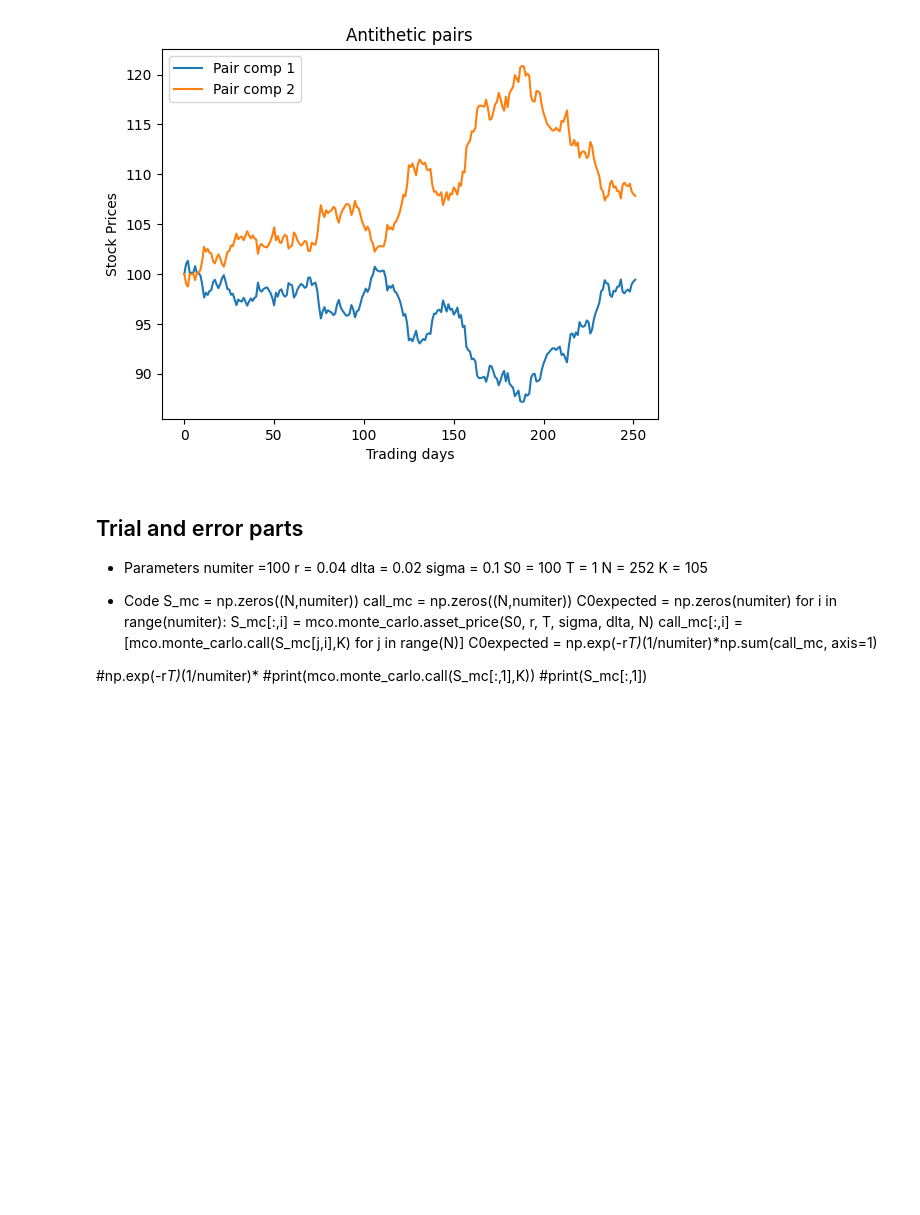
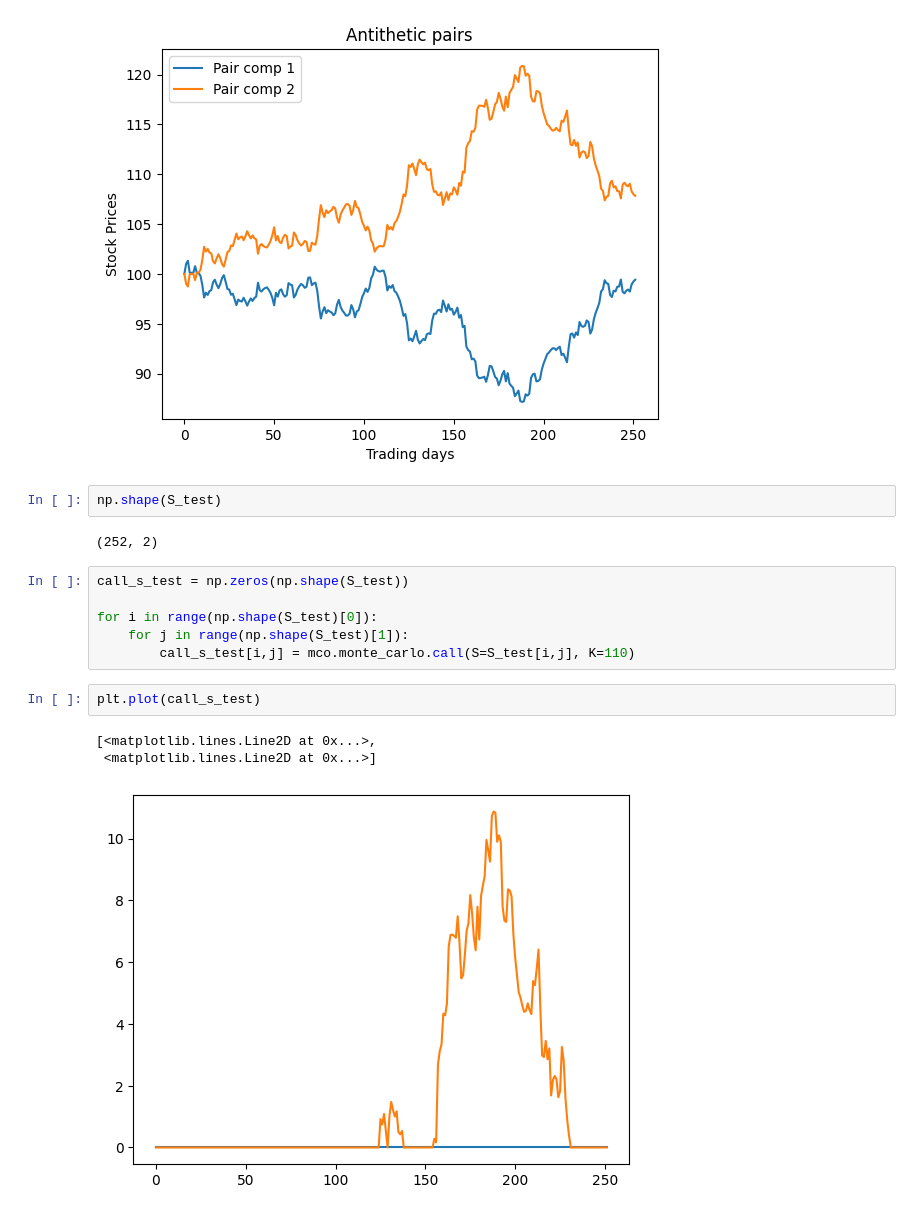
Before and after one commit to aruneshroy91/Implimenting_Derivative_Models_Python, a Jupyter notebook: Monte_carlo_option_pricing.ipynb, the cells around one changed output. Drawn from its saved outputs; the diff is of its cells as text; blank space fills up the shorter version.

```diff
--- a/Monte_carlo_option_pricing.ipynb
+++ b/Monte_carlo_option_pricing.ipynb
@@ -34,28 +36,19 @@ plt.legend(['Pair comp 1','Pair comp 2'])
 plt.show()
 # %% [output]
 [figure]
-# %% [markdown]
-## Trial and error parts
-* Parameters
-numiter =100
-r = 0.04
-dlta = 0.02
-sigma = 0.1
-S0 = 100
-T = 1
-N = 252
-K = 105
-
-* Code
-S_mc = np.zeros((N,numiter))
-call_mc = np.zeros((N,numiter))
-C0expected = np.zeros(numiter)
-for i in range(numiter):
-    S_mc[:,i] = mco.monte_carlo.asset_price(S0, r, T, sigma, dlta, N)
-    call_mc[:,i] = [mco.monte_carlo.call(S_mc[j,i],K) for j in range(N)]
-C0expected = np.exp(-r*T)*(1/numiter)*np.sum(call_mc, axis=1)
-
-
-#np.exp(-r*T)*(1/numiter)*
-#print(mco.monte_carlo.call(S_mc[:,1],K))
-#print(S_mc[:,1])
+# %%
+np.shape(S_test)
+# %% [output]
+(252, 2)
+# %%
+call_s_test = np.zeros(np.shape(S_test))
+
+for i in range(np.shape(S_test)[0]):
+    for j in range(np.shape(S_test)[1]):
+        call_s_test[i,j] = mco.monte_carlo.call(S=S_test[i,j], K=110)
+# %%
+plt.plot(call_s_test)
+# %% [output]
+[<matplotlib.lines.Line2D at 0x...>,
+ <matplotlib.lines.Line2D at 0x...>]
+[figure, added]
```
Also changed, not shown: parts of 8 cells of this notebook, 2 other files.
